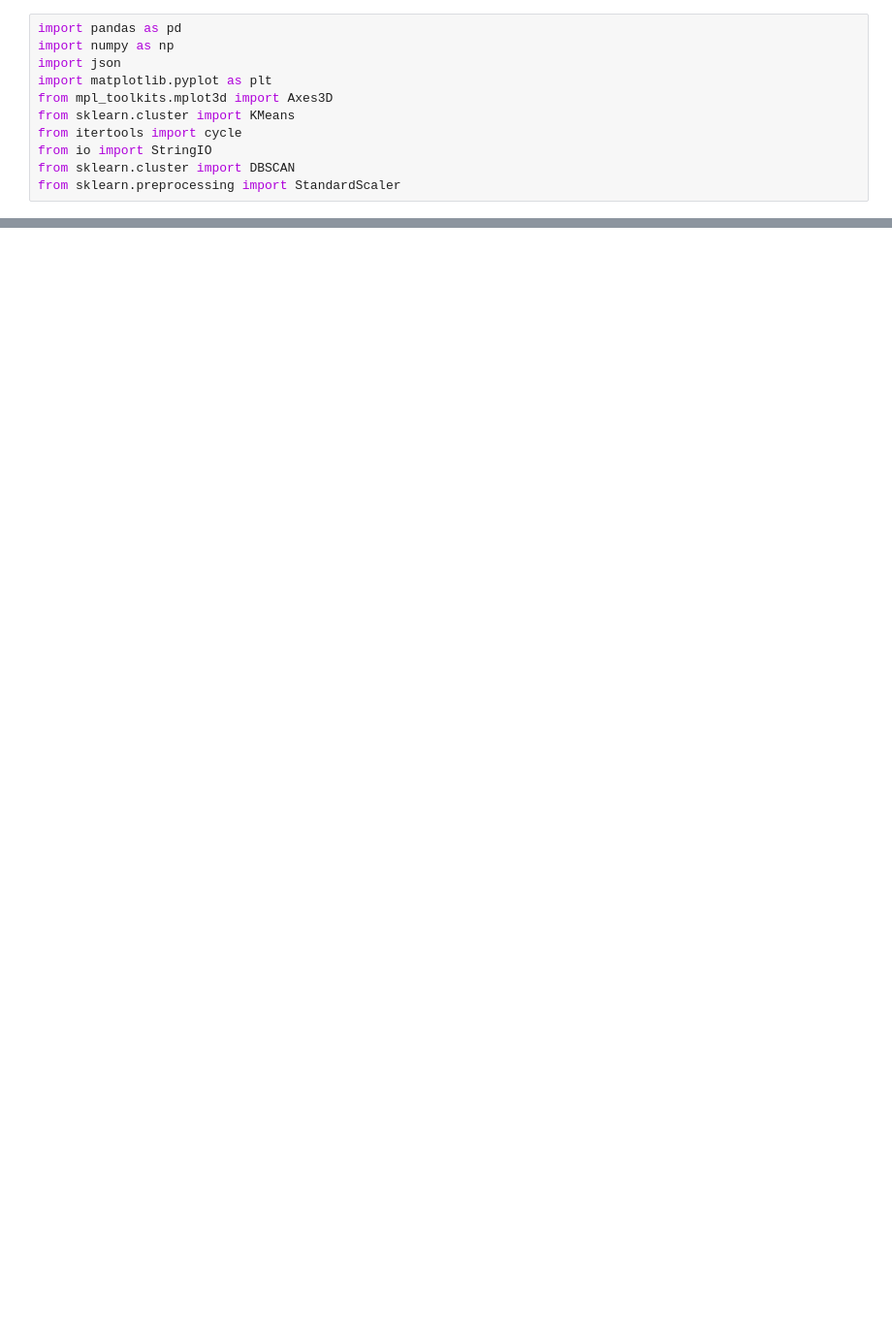
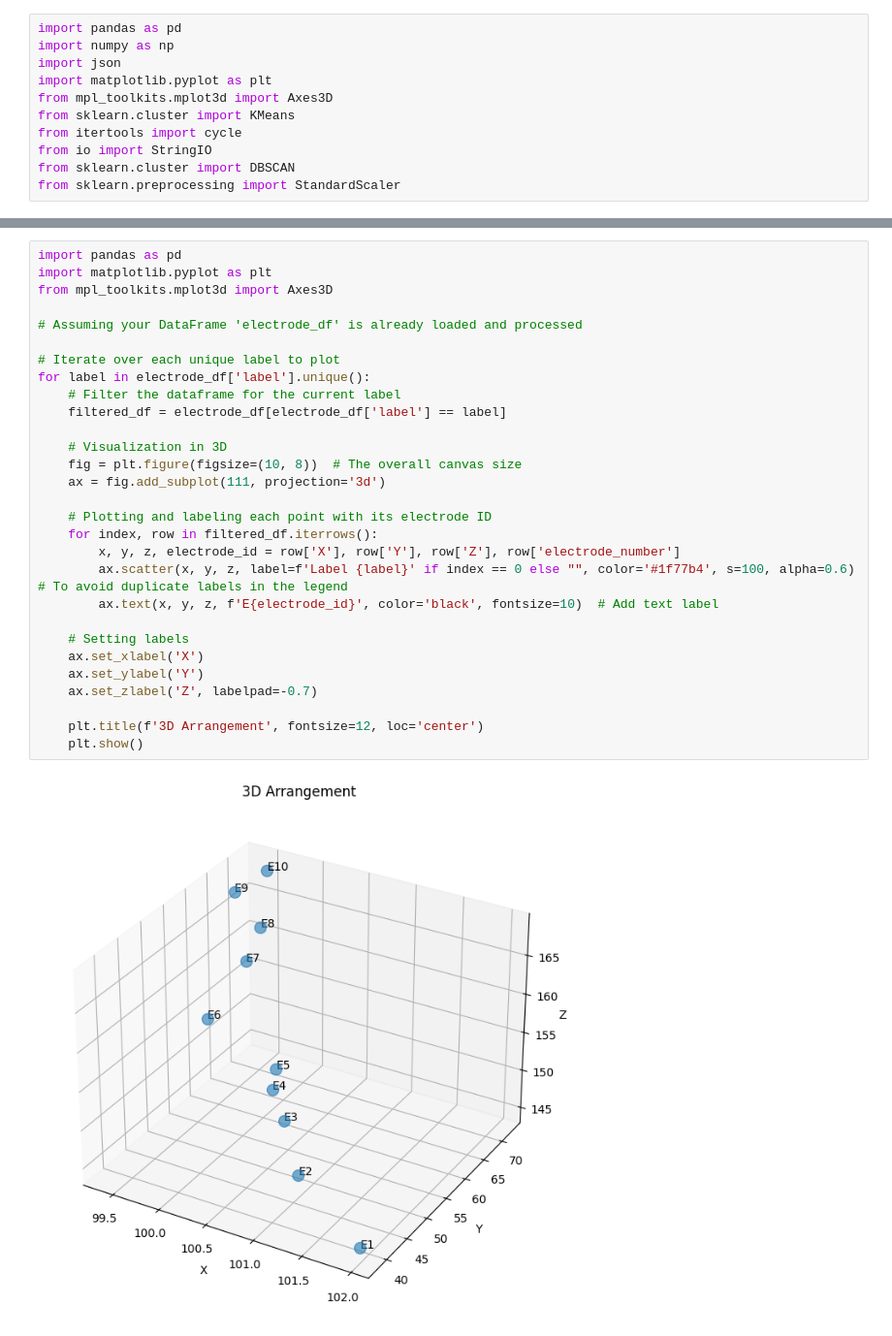
Before and after one commit to ScheWann/CS529_VDS_Epilepsy, a Jupyter notebook: backend/New/patch.ipynb, the cells around one changed output, grey strips where cells are left out. Shown: that part at 97% size. Cells and saved outputs as stored; diff of their text form; blank space fills up the shorter version.

```diff
--- a/backend/New/patch.ipynb
+++ b/backend/New/patch.ipynb
@@ -419,0 +622,31 @@ Label 10 is oriented Vertical
+# %%
+import pandas as pd
+import matplotlib.pyplot as plt
+from mpl_toolkits.mplot3d import Axes3D
+
+# Assuming your DataFrame 'electrode_df' is already loaded and processed
+
+# Iterate over each unique label to plot
+for label in electrode_df['label'].unique():
+    # Filter the dataframe for the current label
+    filtered_df = electrode_df[electrode_df['label'] == label]
+
+    # Visualization in 3D
+    fig = plt.figure(figsize=(10, 8))  # The overall canvas size
+    ax = fig.add_subplot(111, projection='3d')
+
+    # Plotting and labeling each point with its electrode ID
+    for index, row in filtered_df.iterrows():
+        x, y, z, electrode_id = row['X'], row['Y'], row['Z'], row['electrode_number']
+        ax.scatter(x, y, z, label=f'Label {label}' if index == 0 else "", color='#1f77b4', s=100, alpha=0.6)  # To avoid duplicate labels in the legend
+        ax.text(x, y, z, f'E{electrode_id}', color='black', fontsize=10)  # Add text label
+
+    # Setting labels
+    ax.set_xlabel('X')
+    ax.set_ylabel('Y')
+    ax.set_zlabel('Z', labelpad=-0.7)
+
+    plt.title(f'3D Arrangement', fontsize=12, loc='center')
+    plt.show()
+# %% [output]
+[figure, added]
```
Also changed, not shown: parts of 4 cells of this notebook, 4 other files.
